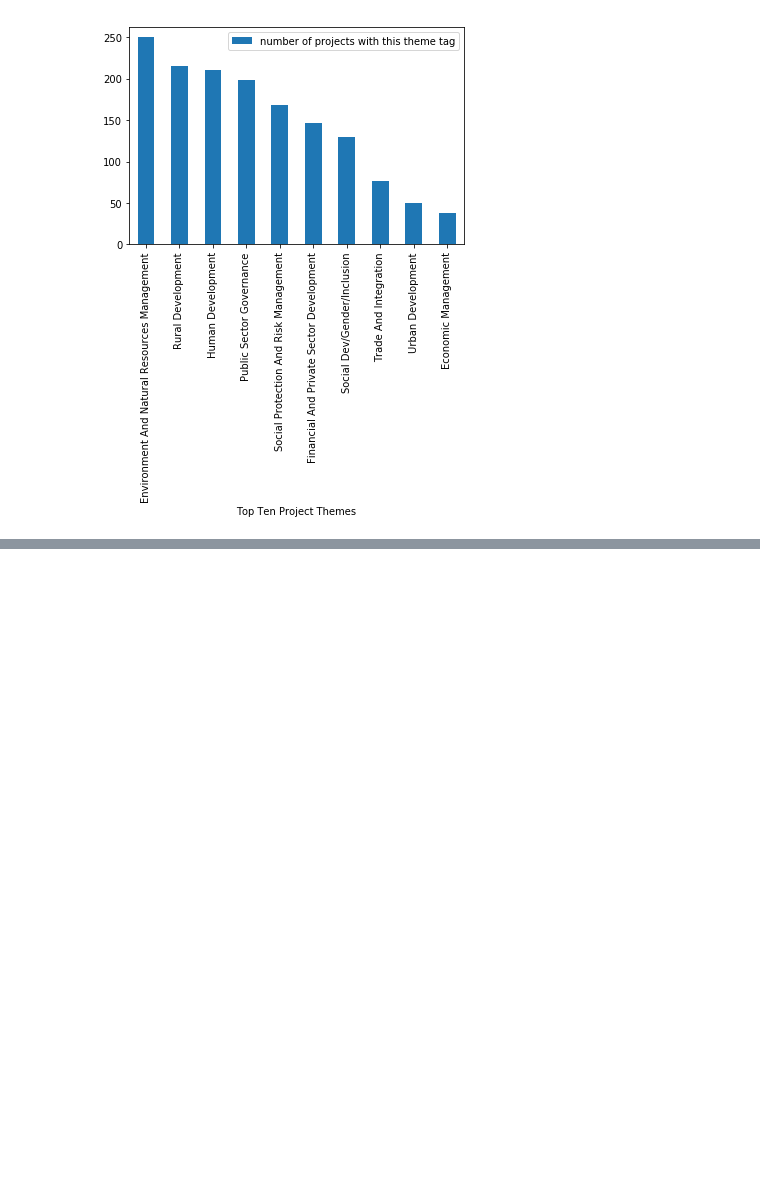
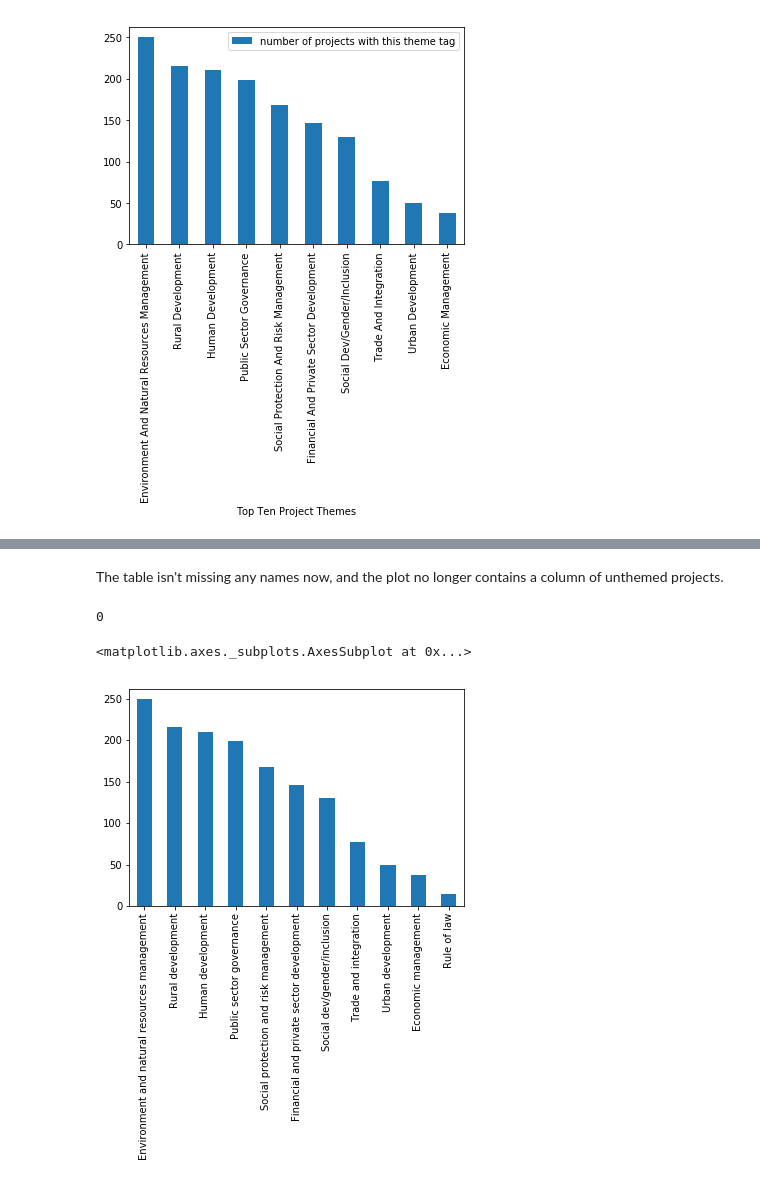
Before and after one commit to jefftrevino/Springboard, a Jupyter notebook: data_wrangling_json/trevino_json_exercise.ipynb, the cells around one changed output, grey strips where cells are left out. Saved outputs shown, nothing was run; the diff lists cells and outputs as text; code cells hidden in the pictures; blank space fills up the shorter version.

```diff
--- a/data_wrangling_json/trevino_json_exercise.ipynb
+++ b/data_wrangling_json/trevino_json_exercise.ipynb
@@ -155,0 +233,11 @@ counter_frame.plot(kind='bar')
+# %% [markdown]
+The table isn't missing any names now, and the plot no longer contains a column of unthemed projects.
+# %%
+len(df[df.name == ''])
+# %% [output]
+0
+# %%
+df.name.value_counts().plot(x='Top Ten Project Themes', y='number of projects of this theme',kind='bar')
+# %% [output]
+<matplotlib.axes._subplots.AxesSubplot at 0x...>
+[figure, added]
```
Also changed, not shown: parts of 18 cells of this notebook.
